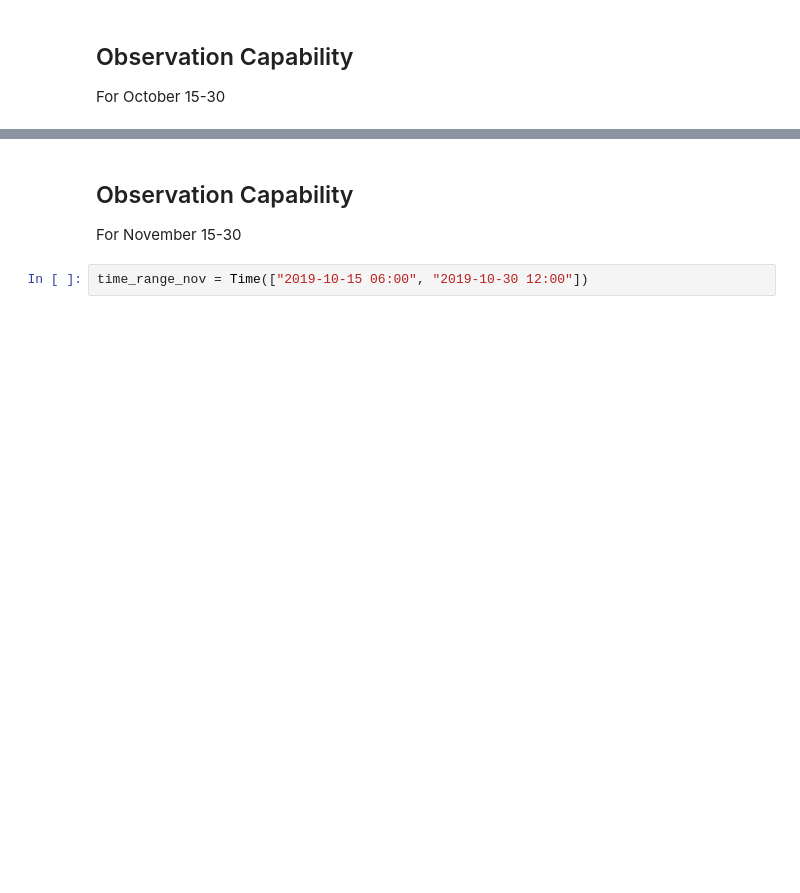
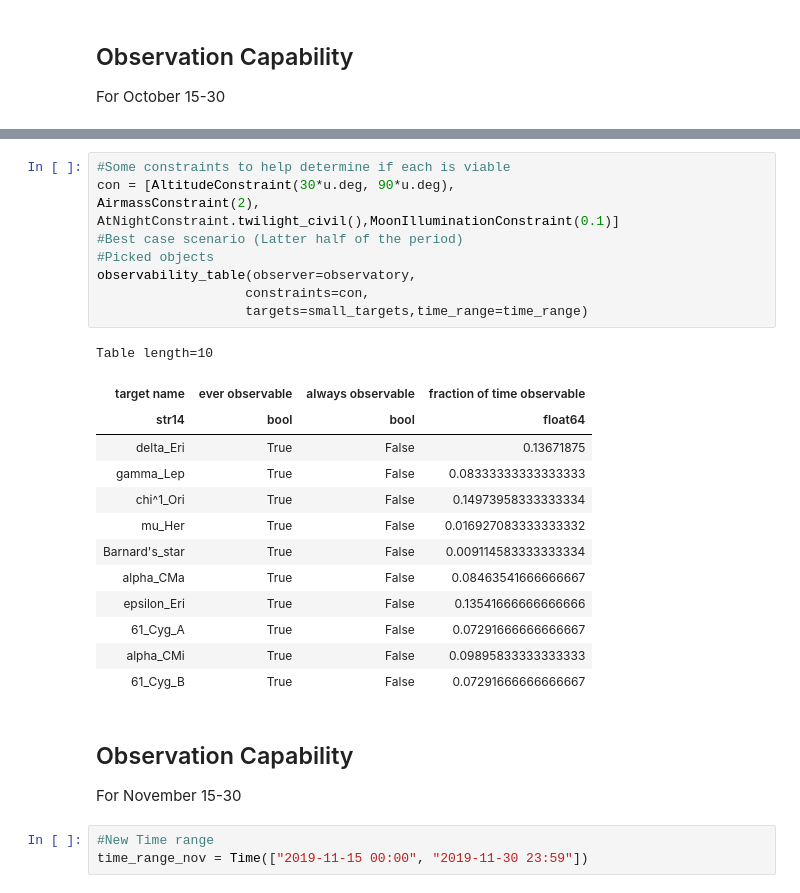
Before and after one commit to Astr480/NightSky-1, a Jupyter notebook: Navigating the Night Sky.ipynb, the cells around one changed output, grey strips where cells are left out. Saved outputs shown, nothing was run; the diff lists cells and outputs as text; blank space fills up the shorter version.

```diff
--- a/Navigating the Night Sky.ipynb
+++ b/Navigating the Night Sky.ipynb
@@ -162,7 +158,31 @@ observability_table(observer=observatory,
+# %%
+#Some constraints to help determine if each is viable
+con = [AltitudeConstraint(30*u.deg, 90*u.deg),
+AirmassConstraint(2), AtNightConstraint.twilight_civil(),MoonIlluminationConstraint(0.1)]
+#Best case scenario (Latter half of the period)
+#Picked objects
+observability_table(observer=observatory,
+                   constraints=con,
+                   targets=small_targets,time_range=time_range)
+# %% [output]
+Table length=10
+| target name | ever observable | always observable | fraction of time observable |
+| str14 | bool | bool | float64 |
+| delta_Eri | True | False | 0.13671875 |
+| gamma_Lep | True | False | 0.08333333333333333 |
+| chi^1_Ori | True | False | 0.14973958333333334 |
+| mu_Her | True | False | 0.016927083333333332 |
+| Barnard's_star | True | False | 0.009114583333333334 |
+| alpha_CMa | True | False | 0.08463541666666667 |
+| epsilon_Eri | True | False | 0.13541666666666666 |
+| 61_Cyg_A | True | False | 0.07291666666666667 |
+| alpha_CMi | True | False | 0.09895833333333333 |
+| 61_Cyg_B | True | False | 0.07291666666666667 |
 # %% [markdown]
 ## Observation Capability
 
 For November 15-30
-# %%
-time_range_nov = Time(["2019-10-15 06:00", "2019-10-30 12:00"])
+# %%
+#New Time range
+time_range_nov = Time(["2019-11-15 00:00", "2019-11-30 23:59"])
 # %%
```
Also changed, not shown: parts of 11 cells of this notebook.
